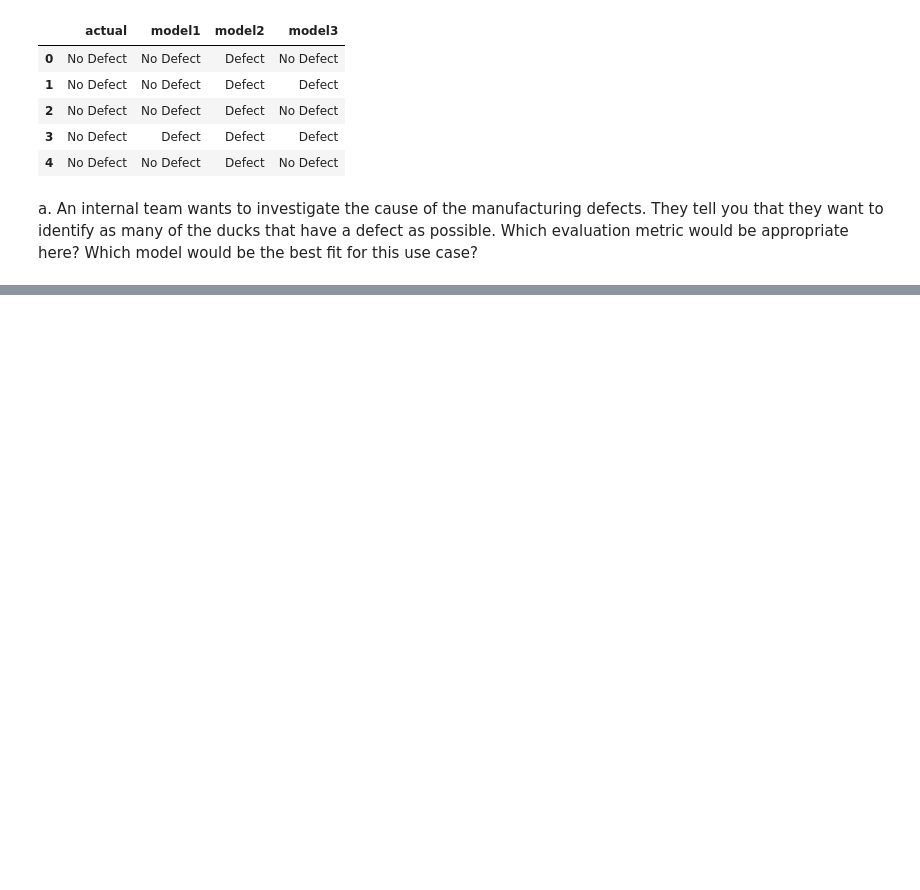
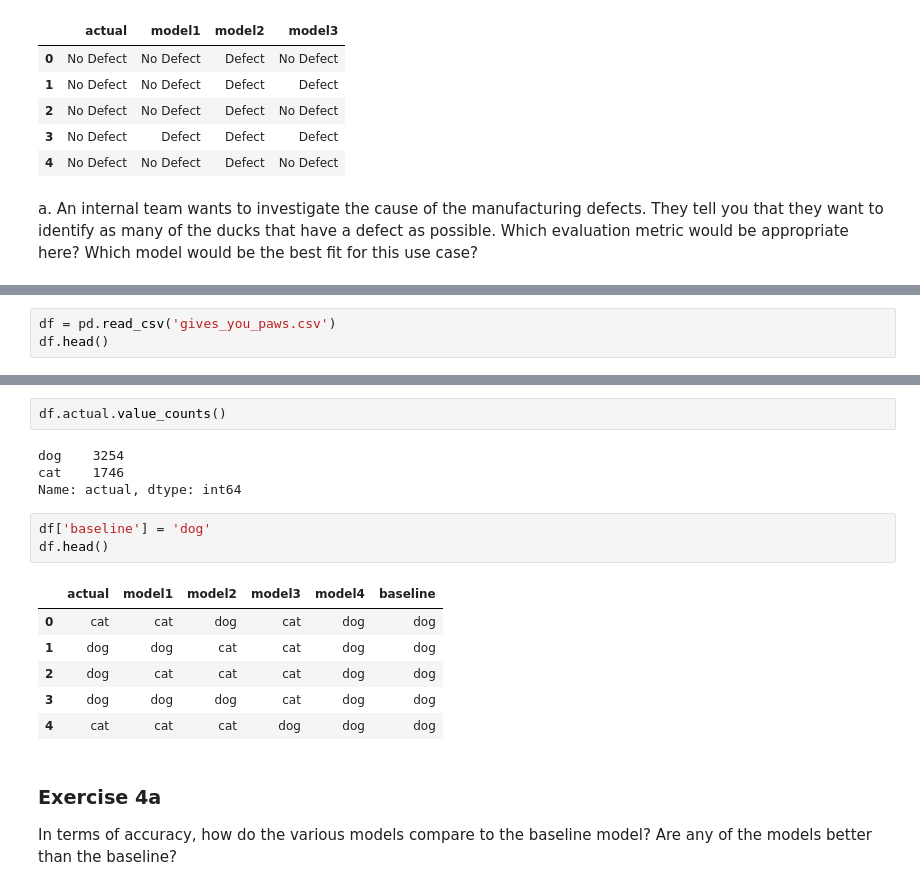
Before and after one commit to lainslie-18/classification-exercises, a Jupyter notebook: model_evaluation.ipynb, the cells around one changed output, grey strips where cells are left out. Drawn from its saved outputs; the diff is of its cells as text; blank space fills up the shorter version.

Commit message:
adding completed model evaluation exercises

```diff
--- a/model_evaluation.ipynb
+++ b/model_evaluation.ipynb
@@ -102,0 +202,3 @@ b. Recently several stories in the local news have come out highlighting custome
+# %%
+df = pd.read_csv('gives_you_paws.csv')
+df.head()
@@ -102,0 +212,20 @@ b. Recently several stories in the local news have come out highlighting custome
+# %%
+df.actual.value_counts()
+# %% [output]
+dog    3254
+cat    1746
+Name: actual, dtype: int64
+# %%
+df['baseline'] = 'dog'
+df.head()
+# %% [output]
+|  | actual | model1 | model2 | model3 | model4 | baseline |
+| 0 | cat | cat | dog | cat | dog | dog |
+| 1 | dog | dog | cat | cat | dog | dog |
+| 2 | dog | cat | cat | cat | dog | dog |
+| 3 | dog | dog | dog | cat | dog | dog |
+| 4 | cat | cat | cat | dog | dog | dog |
+# %% [markdown]
+### Exercise 4a
+
+In terms of accuracy, how do the various models compare to the baseline model? Are any of the models better than the baseline?
```
Also changed, not shown: parts of 48 cells of this notebook.
